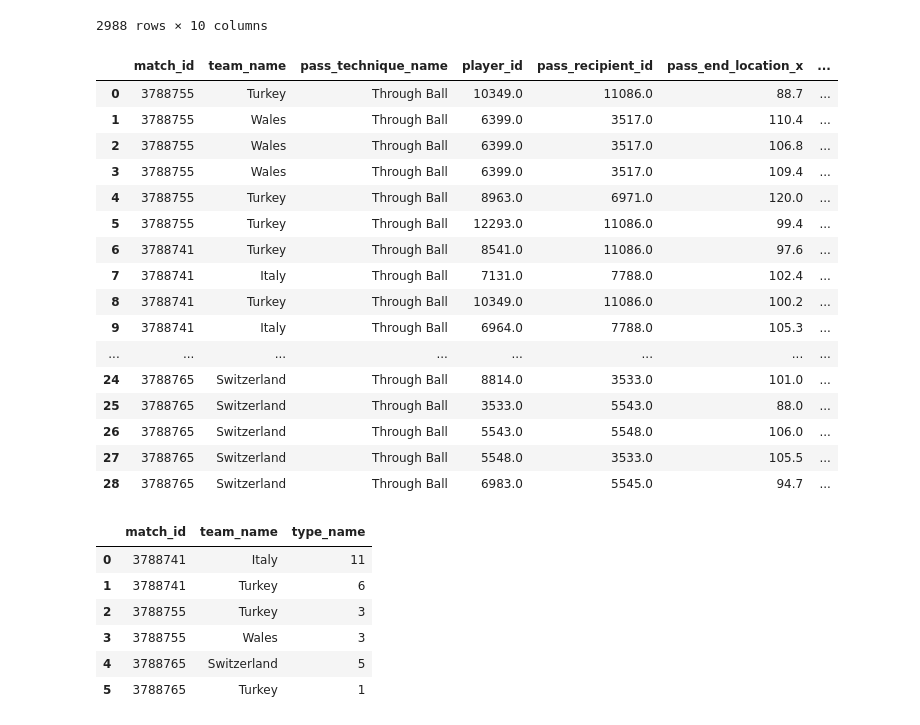
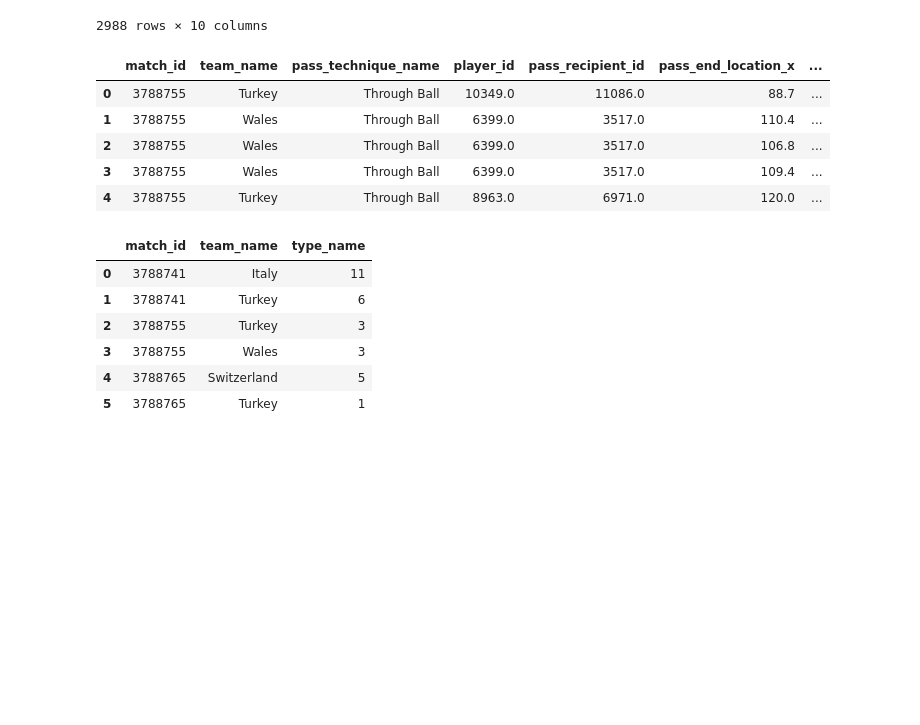
Before and after one commit to yyusufcoskun/Turkiye-EURO-2020-Analysis, a Jupyter notebook: main.ipynb, the cells around one changed output. Drawn from its saved outputs; the diff is of its cells as text; code cells hidden in the pictures; blank space fills up the shorter version.

Commit message:
Created last functions and dataframes, proceeding to other teams

```diff
--- a/main.ipynb
+++ b/main.ipynb
@@ -343,30 +395,19 @@ forpass
 # %%
 forthru=df[(df['pass_technique_name'] == 'Through Ball') & (df['match_id'].isin(matchids))]
 forthru = forthru[["match_id",'team_name', 'pass_technique_name', 'location', "player_id", "pass_recipient_id", "pass_end_location_x", "pass_end_location_y", "pass_outcome_name"]].reset_index(drop=True)
 forthru['location_x'] = forthru['location'].str.split(',', expand=True)[0].str.strip()
 forthru['location_y'] = forthru['location'].str.split(',', expand=True)[1].str.strip()
 forthru['location_x'] = pd.to_numeric(forthru['location_x'], errors='coerce')
 forthru['location_y'] = pd.to_numeric(forthru['location_y'], errors='coerce')
 forthru = forthru.drop('location', axis=1)
-forthru
+forthru.head()
 # %% [output]
 |  | match_id | team_name | pass_technique_name | player_id | pass_recipient_id | pass_end_location_x | ... |
 | 0 | 3788755 | Turkey | Through Ball | 10349.0 | 11086.0 | 88.7 | ... |
 | 1 | 3788755 | Wales | Through Ball | 6399.0 | 3517.0 | 110.4 | ... |
 | 2 | 3788755 | Wales | Through Ball | 6399.0 | 3517.0 | 106.8 | ... |
 | 3 | 3788755 | Wales | Through Ball | 6399.0 | 3517.0 | 109.4 | ... |
 | 4 | 3788755 | Turkey | Through Ball | 8963.0 | 6971.0 | 120.0 | ... |
-| 5 | 3788755 | Turkey | Through Ball | 12293.0 | 11086.0 | 99.4 | ... |
-| 6 | 3788741 | Turkey | Through Ball | 8541.0 | 11086.0 | 97.6 | ... |
-| 7 | 3788741 | Italy | Through Ball | 7131.0 | 7788.0 | 102.4 | ... |
-| 8 | 3788741 | Turkey | Through Ball | 10349.0 | 11086.0 | 100.2 | ... |
-| 9 | 3788741 | Italy | Through Ball | 6964.0 | 7788.0 | 105.3 | ... |
-| ... | ... | ... | ... | ... | ... | ... | ... |
-| 24 | 3788765 | Switzerland | Through Ball | 8814.0 | 3533.0 | 101.0 | ... |
-| 25 | 3788765 | Switzerland | Through Ball | 3533.0 | 5543.0 | 88.0 | ... |
-| 26 | 3788765 | Switzerland | Through Ball | 5543.0 | 5548.0 | 106.0 | ... |
-| 27 | 3788765 | Switzerland | Through Ball | 5548.0 | 3533.0 | 105.5 | ... |
-| 28 | 3788765 | Switzerland | Through Ball | 6983.0 | 5545.0 | 94.7 | ... |
 # %%
 thruball_per_match = forthru.groupby(['match_id', 'team_name']).size().reset_index(name='type_name')
 thruball_per_match
```
Also changed, not shown: parts of 18 cells of this notebook.
